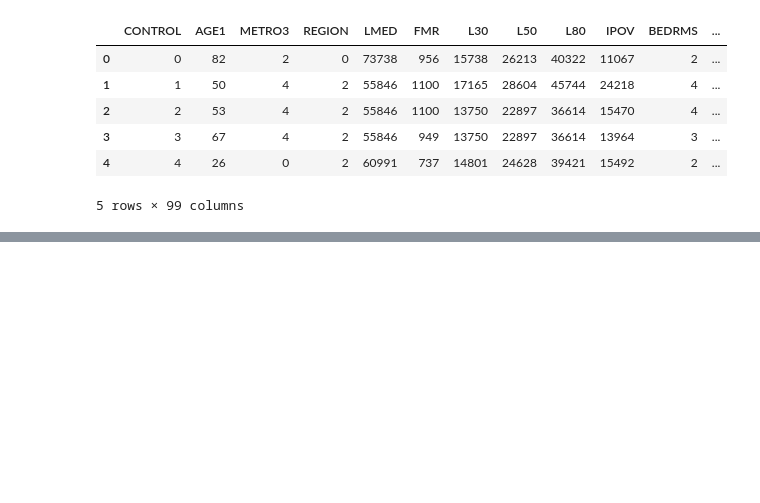
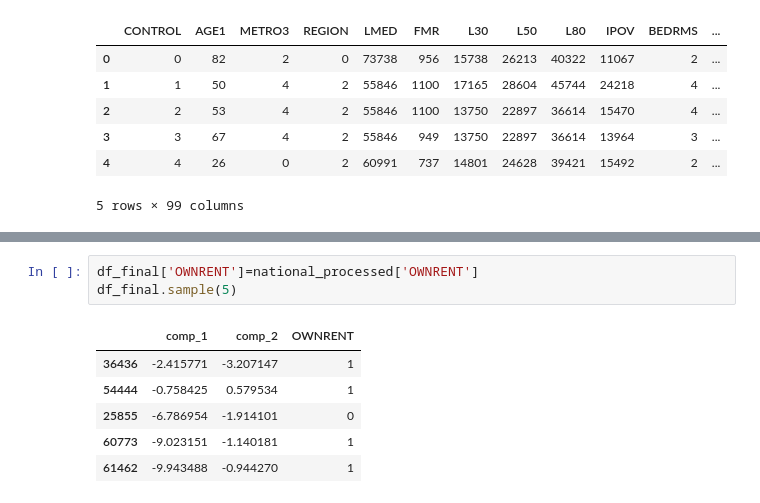
Before and after one commit to jjs5609/DS-Unit-1-Sprint-3-Linear-Algebra, a Jupyter notebook: module3-dimensionality-reduction/LS_DS_133_High_Dimensional_Data_Assignment.ipynb, the cells around one changed output, grey strips where cells are left out. Saved outputs shown, nothing was run; the diff lists cells and outputs as text; blank space fills up the shorter version.

```diff
--- a/module3-dimensionality-reduction/LS_DS_133_High_Dimensional_Data_Assignment.ipynb
+++ b/module3-dimensionality-reduction/LS_DS_133_High_Dimensional_Data_Assignment.ipynb
@@ -441,0 +536,10 @@ Length: 99, dtype: object
+# %%
+df_final['OWNRENT']=national_processed['OWNRENT']
+df_final.sample(5)
+# %% [output]
+|  | comp_1 | comp_2 | OWNRENT |
+| 36436 | -2.415771 | -3.207147 | 1 |
+| 54444 | -0.758425 | 0.579534 | 1 |
+| 25855 | -6.786954 | -1.914101 | 0 |
+| 60773 | -9.023151 | -1.140181 | 1 |
+| 61462 | -9.943488 | -0.944270 | 1 |
```
Also changed, not shown: parts of 24 cells of this notebook.
